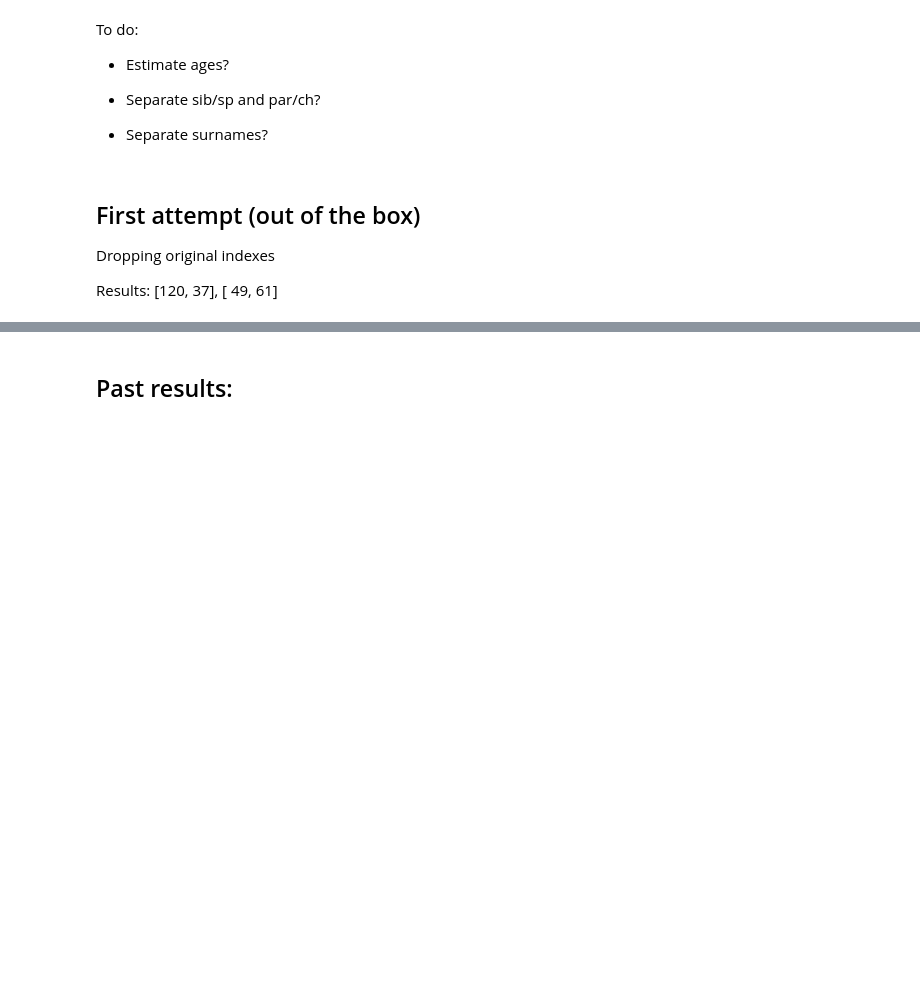
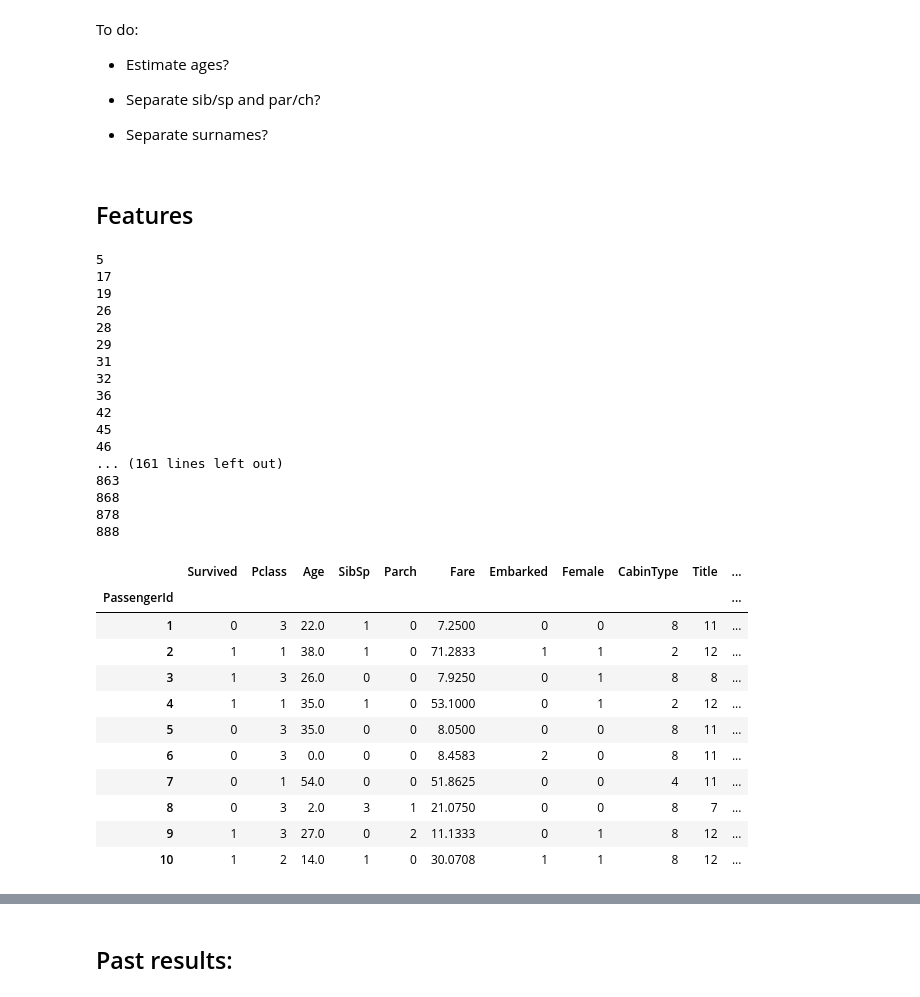
Before and after one commit to miguelsem/kaggle-notebooks, a Jupyter notebook: Titanic dataset - Decision Trees.ipynb, the cells around one changed output, grey strips where cells are left out. Drawn from its saved outputs; the diff is of its cells as text; code cells hidden in the pictures; blank space fills up the shorter version.

```diff
--- a/Titanic dataset - Decision Trees.ipynb
+++ b/Titanic dataset - Decision Trees.ipynb
@@ -47,12 +47,8 @@ def get_metrics(cm, to_print=False):
         print('Accuracy:', accuracy, '\nPrecision:', precision, '\nRecall:', recall, '\nF1 score:', f1score)
 
     return accuracy, precision, recall, f1score
-# %% [markdown]
-## First attempt (out of the box)
-Dropping original indexes
-
-Results: [120,  37],
-              [ 49,  61]
+# %% [markdown]
+## Features
 # %%
 df = df_original.copy()
 
@@ -60,35 +56,80 @@ df = df_original.copy()
 # Southampton Cherbourg Queenstown to 0, 1, 2
 df.Embarked = [0 if city == 'S' else 1 if city == 'C' else 2 for city in df_original.Embarked]
 
 
 ## SEX
 # Sex to bool
-df['Female'] = [0 if sex == 'Male' else 1 for sex in df.Sex]
+df['Female'] = [0 if sex == 'male' else 1 for sex in df.Sex]
 df = df.drop(columns=['Sex'])
 
 
 ## CABIN
 # TEMP Cabin to type
 le_cabintypes = LabelEncoder()
 le_cabintypes.fit(df_original.Cabin.astype(str).str[0].unique())
 df['CabinType'] = le_cabintypes.transform(df_original.Cabin.astype(str).str[0])
+# TODO add cabin number
 df = df.drop(columns=['Cabin'])
 
 
 # NAMES
 le_titles = LabelEncoder()
 le_titles.fit(list(set([name.split(', ')[1].split('.')[0] for name in df_original.Name])))
 df['Title'] = le_titles.transform([name.split(', ')[1].split('.')[0] for name in df_original.Name])
 df = df.drop(columns=['Name'])
+# TODO add more features from name
 
 
-# Temp drop columns
+## TICKETS
+# TEMP Simplified ticket types
+ticket_1letter = ['A', 'C', 'F', 'L', 'P', 'S', 'W']
+df['TicketType'] = [ticket_1letter.index(type[0])+1 if type[0] in ticket_1letter else 0 for type in df_original.Ticket]
+df['TickerNumber'] = [item.split(' ')[-1] if item.split(' ')[-1]!='LINE' else 0 for item in df_original.Ticket]
 df = df.drop(columns=['Ticket'])
+
+
+## AGE
+# CURRENT add age estimate instead of 0
+for item, frame in df['Age'].iteritems():
+    if pd.isnull(frame):
+        print(item)
 
 # TEMP Fill NaN with 0
 df = df.fillna(0)
 
 df = df.set_index('PassengerId', drop=True)
+
+df.head(10)
+# %% [output]
+5
+17
+19
+26
+28
+29
+31
+32
+36
+42
+45
+46
+... (161 lines left out)
+863
+868
+878
+888
+|  | Survived | Pclass | Age | SibSp | Parch | Fare | Embarked | Female | CabinType | Title | ... |
+| PassengerId |  |  |  |  |  |  |  |  |  |  | ... |
+| 1 | 0 | 3 | 22.0 | 1 | 0 | 7.2500 | 0 | 0 | 8 | 11 | ... |
+| 2 | 1 | 1 | 38.0 | 1 | 0 | 71.2833 | 1 | 1 | 2 | 12 | ... |
+| 3 | 1 | 3 | 26.0 | 0 | 0 | 7.9250 | 0 | 1 | 8 | 8 | ... |
+| 4 | 1 | 1 | 35.0 | 1 | 0 | 53.1000 | 0 | 1 | 2 | 12 | ... |
+| 5 | 0 | 3 | 35.0 | 0 | 0 | 8.0500 | 0 | 0 | 8 | 11 | ... |
+| 6 | 0 | 3 | 0.0 | 0 | 0 | 8.4583 | 2 | 0 | 8 | 11 | ... |
+| 7 | 0 | 1 | 54.0 | 0 | 0 | 51.8625 | 0 | 0 | 4 | 11 | ... |
+| 8 | 0 | 3 | 2.0 | 3 | 1 | 21.0750 | 0 | 0 | 8 | 7 | ... |
+| 9 | 1 | 3 | 27.0 | 0 | 2 | 11.1333 | 0 | 1 | 8 | 12 | ... |
+| 10 | 1 | 2 | 14.0 | 1 | 0 | 30.0708 | 1 | 1 | 8 | 12 | ... |
 # %%
 # Randomly break into 70% train and 30% cross-validation
 
```
Also changed, not shown: parts of 8 cells of this notebook.
